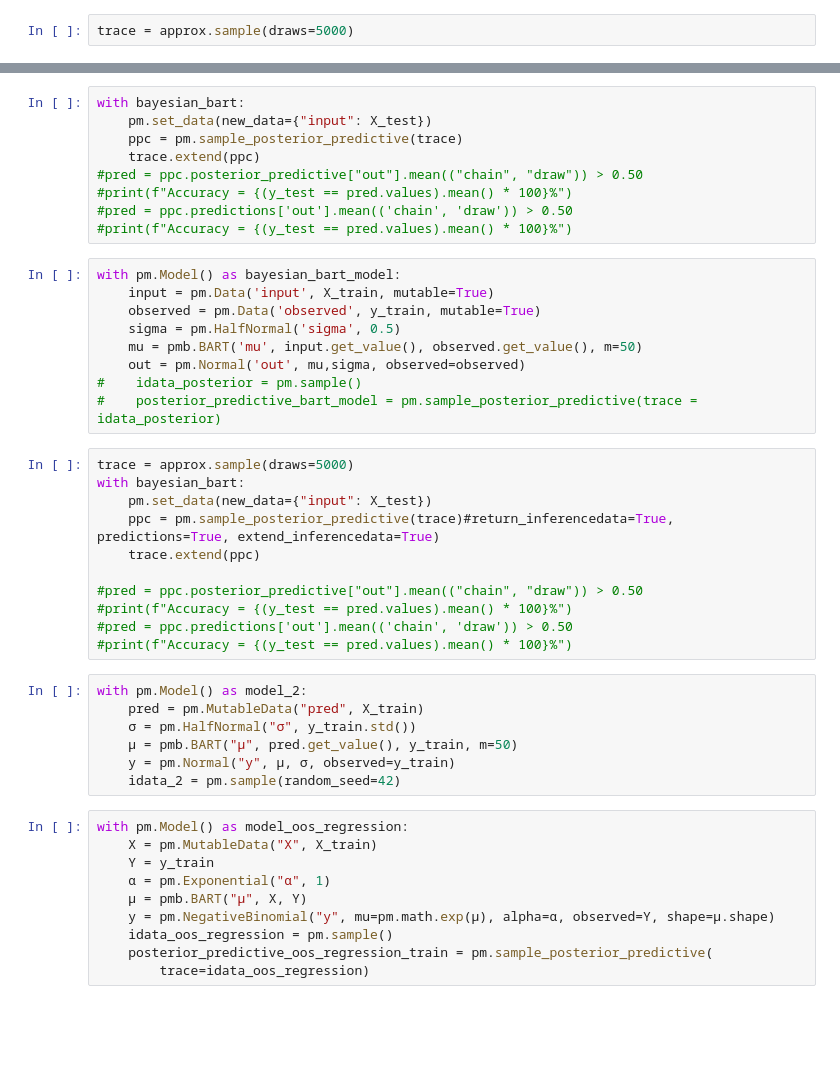
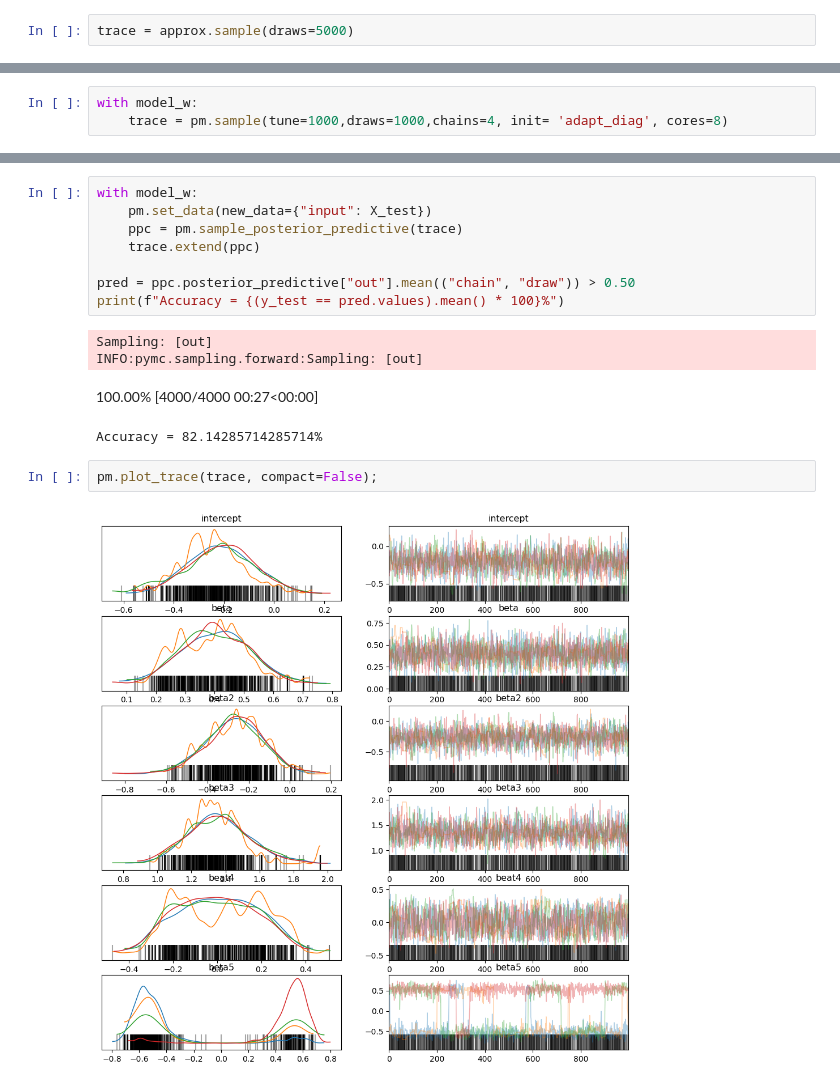
Before and after one commit to manuel-labbe/practica, a Jupyter notebook: modelos.ipynb, the cells around one changed output, grey strips where cells are left out. Drawn from its saved outputs; the diff is of its cells as text; blank space fills up the shorter version.

```diff
--- a/modelos.ipynb
+++ b/modelos.ipynb
@@ -402,0 +571,3 @@ trace = approx.sample(draws=5000)
+# %%
+with model_w:
+    trace = pm.sample(tune=1000,draws=1000,chains=4, init= 'adapt_diag', cores=8)
@@ -403,46 +592,17 @@ trace = approx.sample(draws=5000)
 # %%
-with bayesian_bart:
+with model_w:
     pm.set_data(new_data={"input": X_test})
     ppc = pm.sample_posterior_predictive(trace)
     trace.extend(ppc)
-#pred = ppc.posterior_predictive["out"].mean(("chain", "draw")) > 0.50
-#print(f"Accuracy = {(y_test == pred.values).mean() * 100}%")
-#pred = ppc.predictions['out'].mean(('chain', 'draw')) > 0.50
-#print(f"Accuracy = {(y_test == pred.values).mean() * 100}%")
+
+pred = ppc.posterior_predictive["out"].mean(("chain", "draw")) > 0.50
+print(f"Accuracy = {(y_test == pred.values).mean() * 100}%")
+# %% [output]
+Sampling: [out]
+INFO:pymc.sampling.forward:Sampling: [out]
+100.00% [4000/4000 00:27<00:00]
+Accuracy = 82.14285714285714%
-# %%
-with pm.Model() as bayesian_bart_model:
-    input = pm.Data('input', X_train, mutable=True)
-    observed = pm.Data('observed', y_train, mutable=True)
-    sigma = pm.HalfNormal('sigma', 0.5)
-    mu = pmb.BART('mu', input.get_value(), observed.get_value(), m=50)
-    out = pm.Normal('out', mu,sigma, observed=observed)
-#    idata_posterior = pm.sample()
-#    posterior_predictive_bart_model = pm.sample_posterior_predictive(trace = idata_posterior)
-# %%
-trace = approx.sample(draws=5000)
-with bayesian_bart:
-    pm.set_data(new_data={"input": X_test})
-    ppc = pm.sample_posterior_predictive(trace)#return_inferencedata=True, predictions=True, extend_inferencedata=True)
-    trace.extend(ppc)
-
-#pred = ppc.posterior_predictive["out"].mean(("chain", "draw")) > 0.50
-#print(f"Accuracy = {(y_test == pred.values).mean() * 100}%")
-#pred = ppc.predictions['out'].mean(('chain', 'draw')) > 0.50
-#print(f"Accuracy = {(y_test == pred.values).mean() * 100}%")
-# %%
-with pm.Model() as model_2:
-    pred = pm.MutableData("pred", X_train)
-    σ = pm.HalfNormal("σ", y_train.std())
-    μ = pmb.BART("μ", pred.get_value(), y_train, m=50)
-    y = pm.Normal("y", μ, σ, observed=y_train)
-    idata_2 = pm.sample(random_seed=42)
-# %%
-with pm.Model() as model_oos_regression:
-    X = pm.MutableData("X", X_train)
-    Y = y_train
-    α = pm.Exponential("α", 1)
-    μ = pmb.BART("μ", X, Y)
-    y = pm.NegativeBinomial("y", mu=pm.math.exp(μ), alpha=α, observed=Y, shape=μ.shape)
-    idata_oos_regression = pm.sample()
-    posterior_predictive_oos_regression_train = pm.sample_posterior_predictive(
-        trace=idata_oos_regression)
+# %%
+pm.plot_trace(trace, compact=False);
+# %% [output]
+[figure, added]
```
Also changed, not shown: parts of 38 cells of this notebook.
